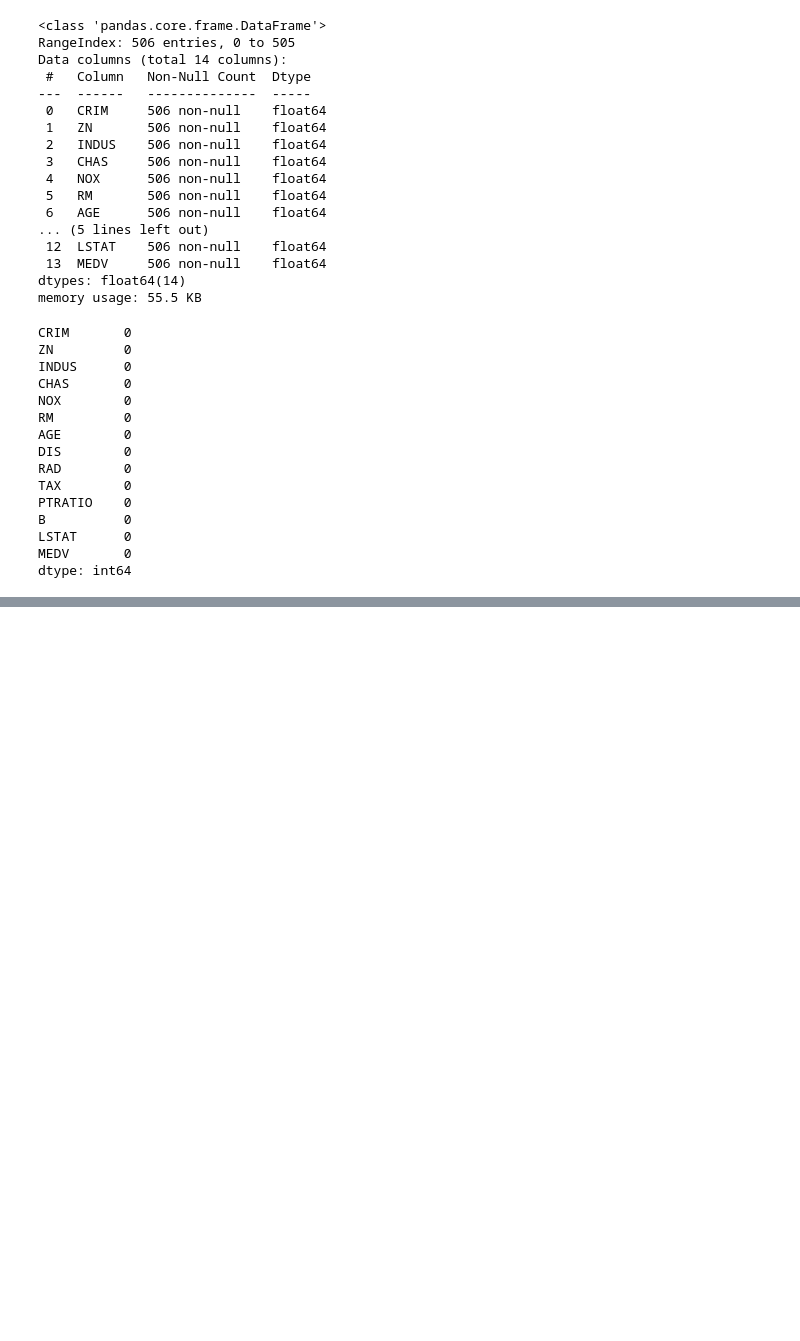
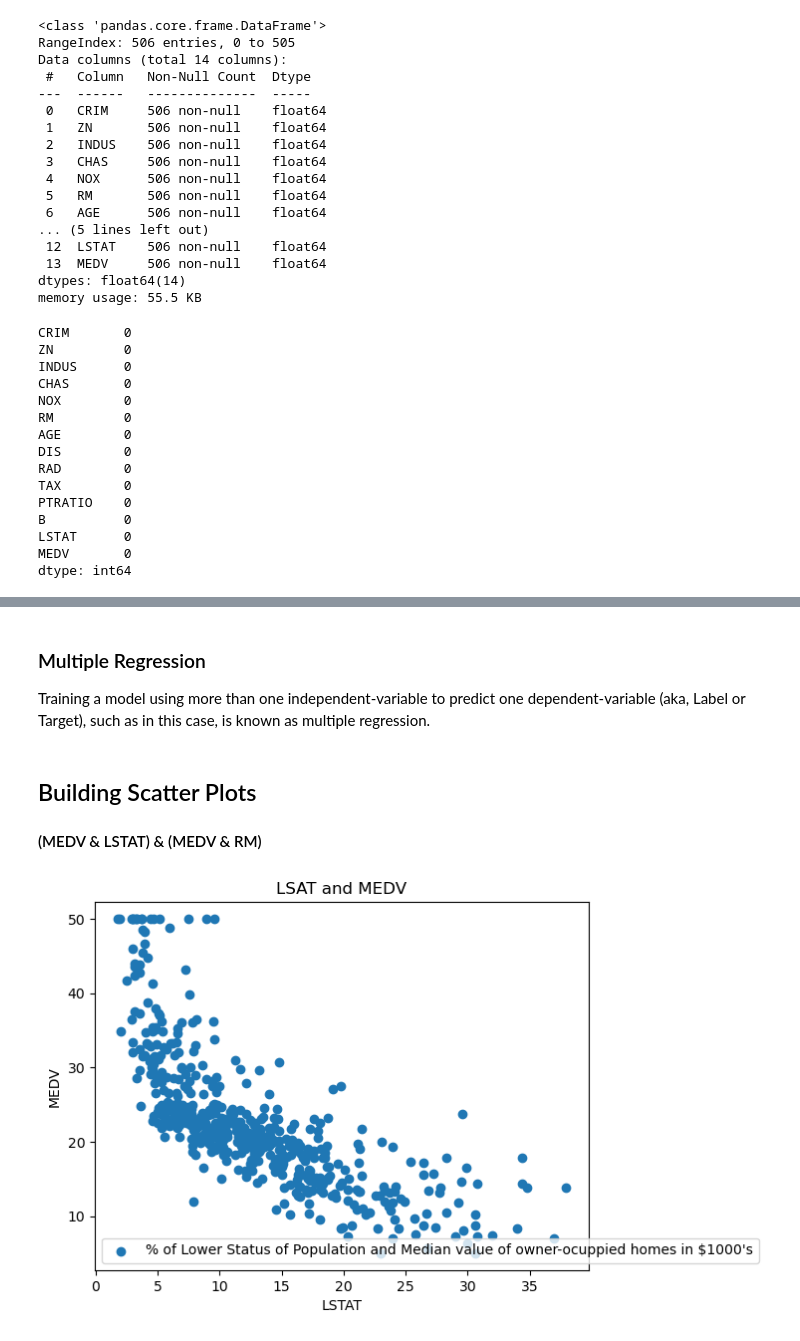
Before and after one commit to MarcoAxel/AI-ML, a Jupyter notebook: Regression_Project/P2_Multiple_Linear_Regression.ipynb, the cells around one changed output, grey strips where cells are left out. Drawn from its saved outputs; the diff is of its cells as text; code cells hidden in the pictures; blank space fills up the shorter version.

Commit message:
3 Dimensional Multilinear Regression

```diff
--- a/Regression_Project/P2_Multiple_Linear_Regression.ipynb
+++ b/Regression_Project/P2_Multiple_Linear_Regression.ipynb
@@ -166,0 +207,17 @@ A **positive correlatio** is a relationship between two variables that move **in
+# %% [markdown]
+### Multiple Regression
+Training a model using more than one independent-variable to predict one dependent-variable (aka, Label or Target), such as in this case, is known as multiple regression.
+# %% [markdown]
+## Building Scatter Plots
+#### (MEDV & LSTAT) & (MEDV & RM)
+# %%
+import matplotlib.pyplot as plt
+
+plt.scatter(df["LSTAT"],df["MEDV"])
+plt.xlabel("LSTAT")
+plt.ylabel("MEDV")
+plt.title("LSAT and MEDV")
+plt.legend(["% of Lower Status of Population and Median value of owner-ocuppied homes in $1000's"])
+plt.show()
+# %% [output]
+[figure, added]
```
Also changed, not shown: parts of 13 cells of this notebook.
